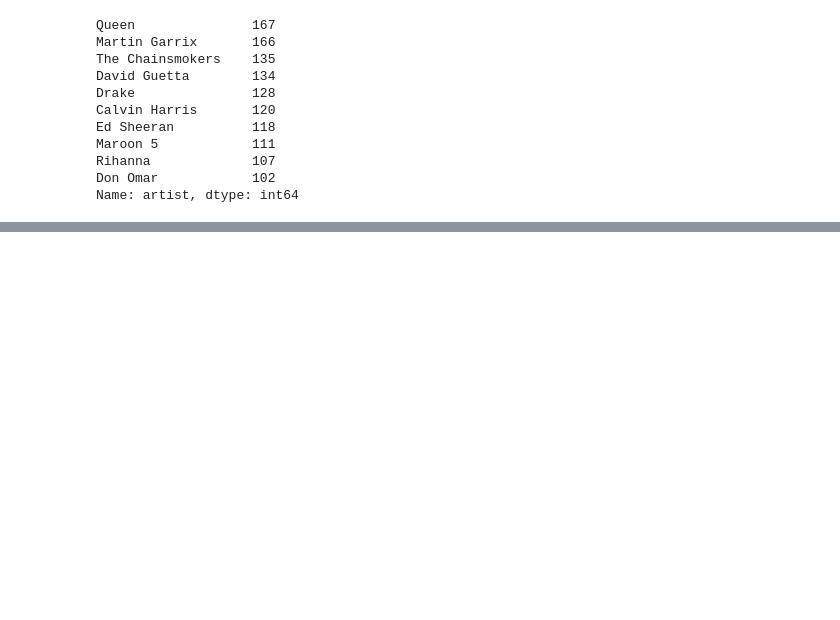
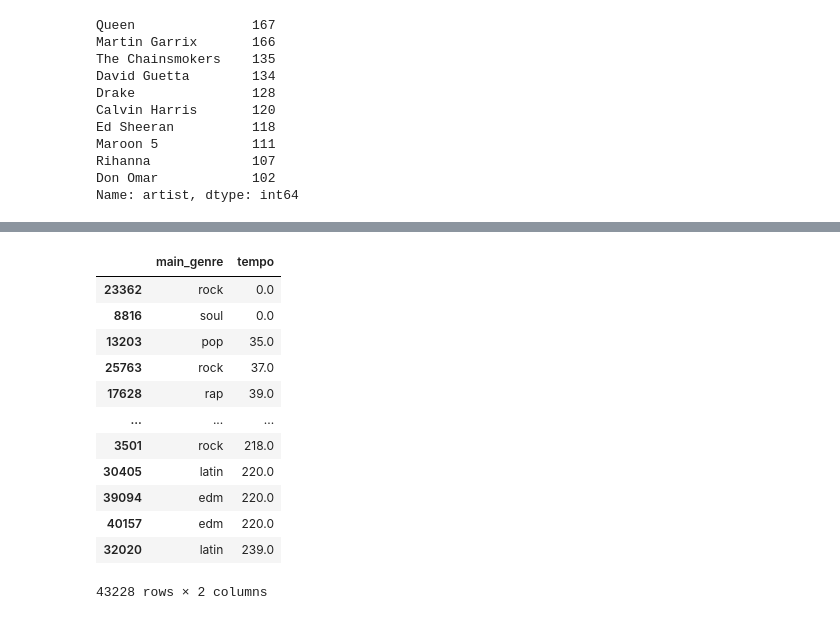
Before and after one commit to tmartabano/Project-for-Data-Munging, a Jupyter notebook: Final_Project_Data2.ipynb, the cells around one changed output, grey strips where cells are left out. Saved outputs shown, nothing was run; the diff lists cells and outputs as text; code cells hidden in the pictures; blank space fills up the shorter version.

```diff
--- a/Final_Project_Data2.ipynb
+++ b/Final_Project_Data2.ipynb
@@ -311,0 +332,21 @@ Name: artist, dtype: int64
+# %%
+tempo_df_all = big_df[['main_genre', 'tempo']].copy()
+# bin_edges = np.arange(0, 241, 4)
+# tempo_df['tempo_bins'] = (pd.cut(tempo_df['tempo'], bins=bin_edges, labels=bin_edges[1:])).astype(str)
+tempo_df = tempo_df_all[~tempo_df_all['main_genre'].isin(['Other', 'set()'])]
+tempo_df = tempo_df.sort_values(by='tempo')
+tempo_df
+# %% [output]
+|  | main_genre | tempo |
+| 23362 | rock | 0.0 |
+| 8816 | soul | 0.0 |
+| 13203 | pop | 35.0 |
+| 25763 | rock | 37.0 |
+| 17628 | rap | 39.0 |
+| ... | ... | ... |
+| 3501 | rock | 218.0 |
+| 30405 | latin | 220.0 |
+| 39094 | edm | 220.0 |
+| 40157 | edm | 220.0 |
+| 32020 | latin | 239.0 |
+43228 rows × 2 columns
```
Also changed, not shown: parts of 4 cells of this notebook.
